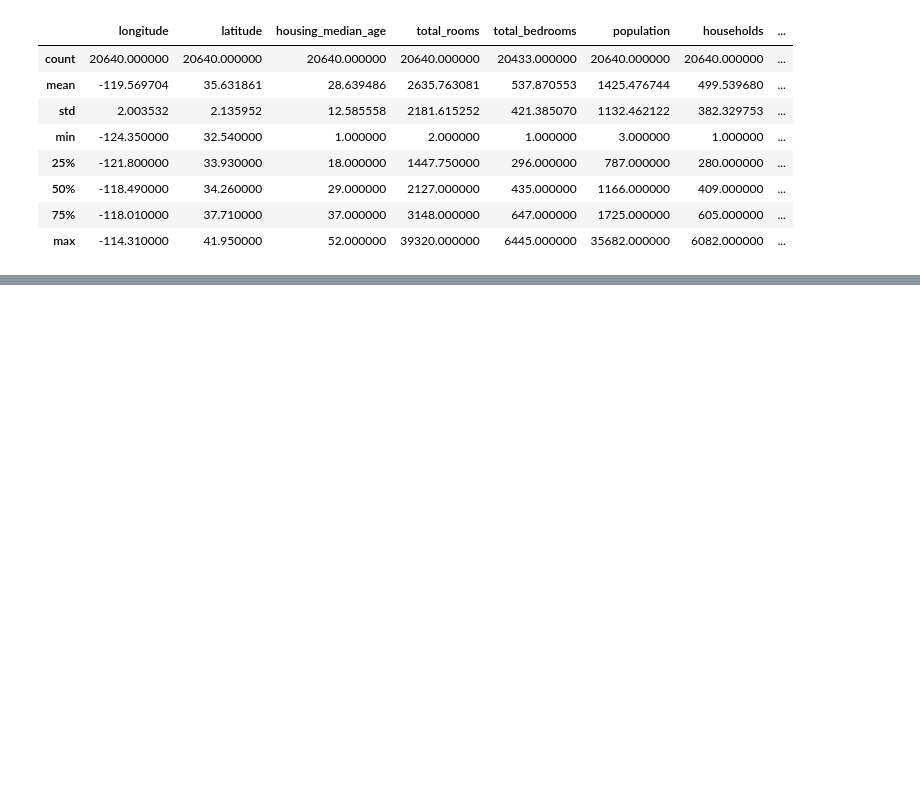
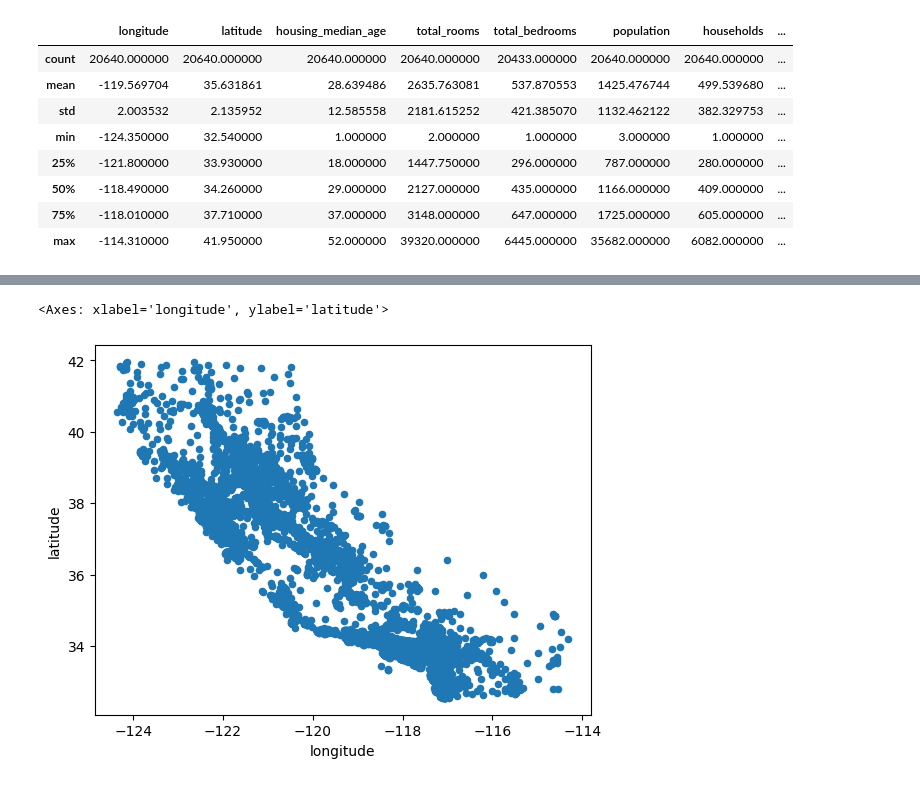
Before and after one commit to maazmarwat1318/ML-Book-Hand-on-machine-Leanring, a Jupyter notebook: 02 - A ML Project/project.ipynb, the cells around one changed output, grey strips where cells are left out. Saved outputs shown, nothing was run; the diff lists cells and outputs as text; code cells hidden in the pictures; blank space fills up the shorter version.

```diff
--- a/02 - A ML Project/project.ipynb
+++ b/02 - A ML Project/project.ipynb
@@ -103,0 +119,3 @@ Decscribes or Summarizes the numerical data in housing csv
+# %%
+from sklearn.model_selection import train_test_split
+train_set, test_set = train_test_split(housing, test_size=0.2, random_state=42)
@@ -103,0 +131,6 @@ Decscribes or Summarizes the numerical data in housing csv
+# %%
+housing = train_set.copy()
+housing.plot(kind="scatter", x = "longitude", y = "latitude")
+# %% [output]
+<Axes: xlabel='longitude', ylabel='latitude'>
+[figure, added]
```
Also changed, not shown: parts of 10 cells of this notebook.
